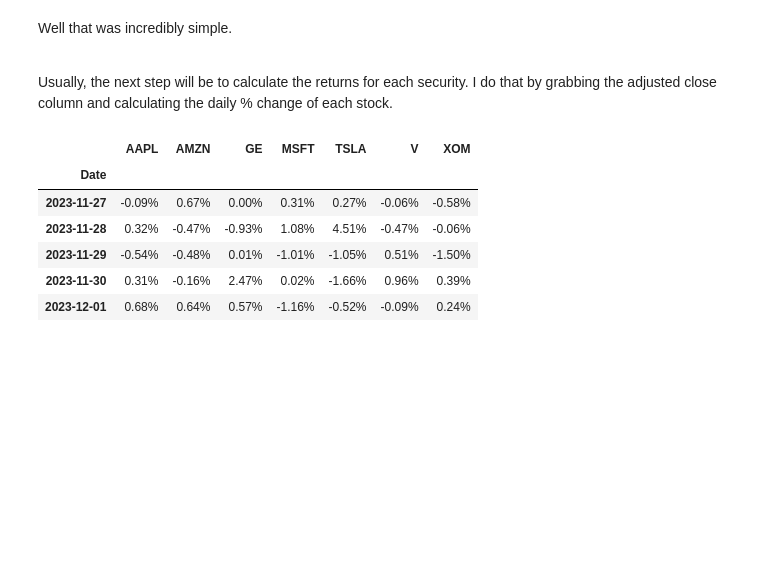
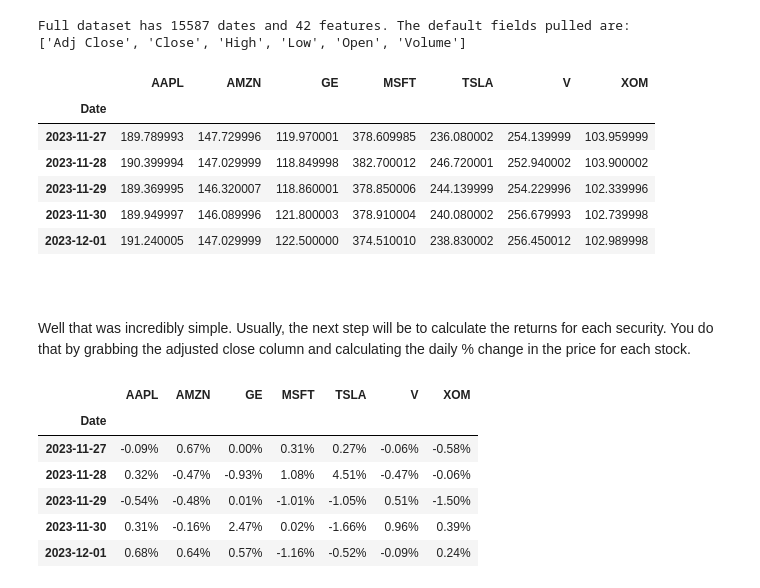
Before and after one commit to Brandt-moreThan4/Blog, a Jupyter notebook: _sources/content/3_yf_overview.ipynb, the cells around one changed output. Drawn from its saved outputs; the diff is of its cells as text; code cells hidden in the pictures; blank space fills up the shorter version.

```diff
--- a/_sources/content/3_yf_overview.ipynb
+++ b/_sources/content/3_yf_overview.ipynb
@@ -119,9 +83,32 @@ df_data_raw
+# %%
+# Specify the tickers we want to download
+TICKERS = ['AAPL','GE','TSLA','AMZN','V','MSFT','XOM']
+
+# Download basic pricing data for all of the tickers in the portfolio
+df_data_raw =  yf.download(TICKERS, progress=False)
+
+print(f'Full dataset has {df_data_raw.shape[0]} dates and {df_data_raw.shape[1]} features. '
+      f'The default fields pulled are:')
+print(df_data_raw.columns.levels[0].to_list(), '\n')
+
+# The data is returned as a multi-indexed column dataframe
+#  The multi-index is messy, so let's only display the final 5 rows of the dataset for the 'Adj Close' column
+df_data_raw['Adj Close'].tail()
+# %% [output]
+Full dataset has 15587 dates and 42 features. The default fields pulled are:
+['Adj Close', 'Close', 'High', 'Low', 'Open', 'Volume']
+|  | AAPL | AMZN | GE | MSFT | TSLA | V | XOM |
+| Date |  |  |  |  |  |  |  |
+| 2023-11-27 | 189.789993 | 147.729996 | 119.970001 | 378.609985 | 236.080002 | 254.139999 | 103.959999 |
+| 2023-11-28 | 190.399994 | 147.029999 | 118.849998 | 382.700012 | 246.720001 | 252.940002 | 103.900002 |
+| 2023-11-29 | 189.369995 | 146.320007 | 118.860001 | 378.850006 | 244.139999 | 254.229996 | 102.339996 |
+| 2023-11-30 | 189.949997 | 146.089996 | 121.800003 | 378.910004 | 240.080002 | 256.679993 | 102.739998 |
+| 2023-12-01 | 191.240005 | 147.029999 | 122.500000 | 374.510010 | 238.830002 | 256.450012 | 102.989998 |
 # %% [markdown]
-Well that was incredibly simple.
-
+<br>
 <br>
 
-Usually, the next step will be to calculate the returns for each security. I do that by grabbing the adjusted close column and calculating the daily % change of each stock.
+Well that was incredibly simple. Usually, the next step will be to calculate the returns for each security. You do that by grabbing the adjusted close column and calculating the daily % change in the price for each stock.
 # %%
 adj_close_df = df_data_raw['Adj Close']
 returns_df = adj_close_df.pct_change().dropna()
```
Also changed, not shown: parts of 38 cells of this notebook, 4 other files.
